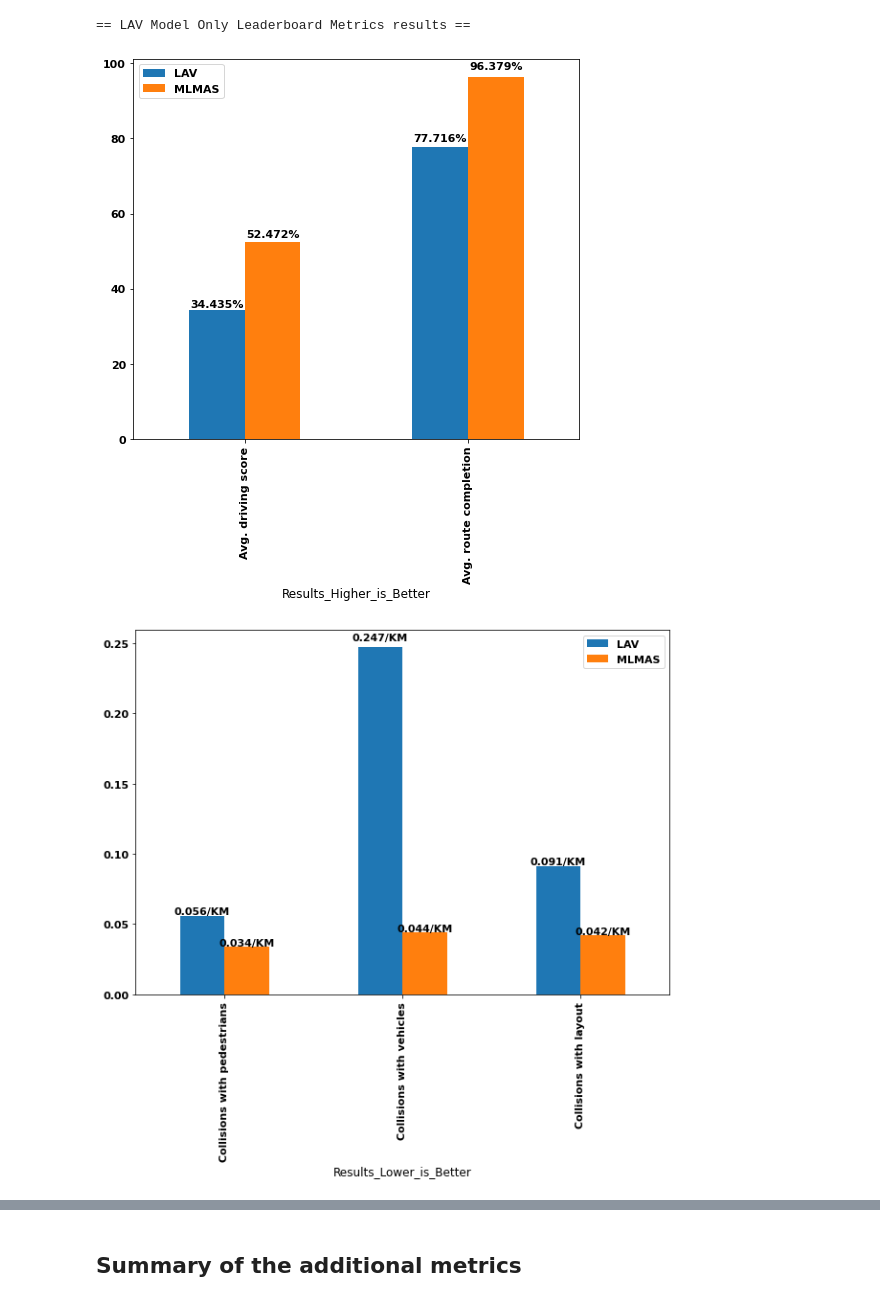
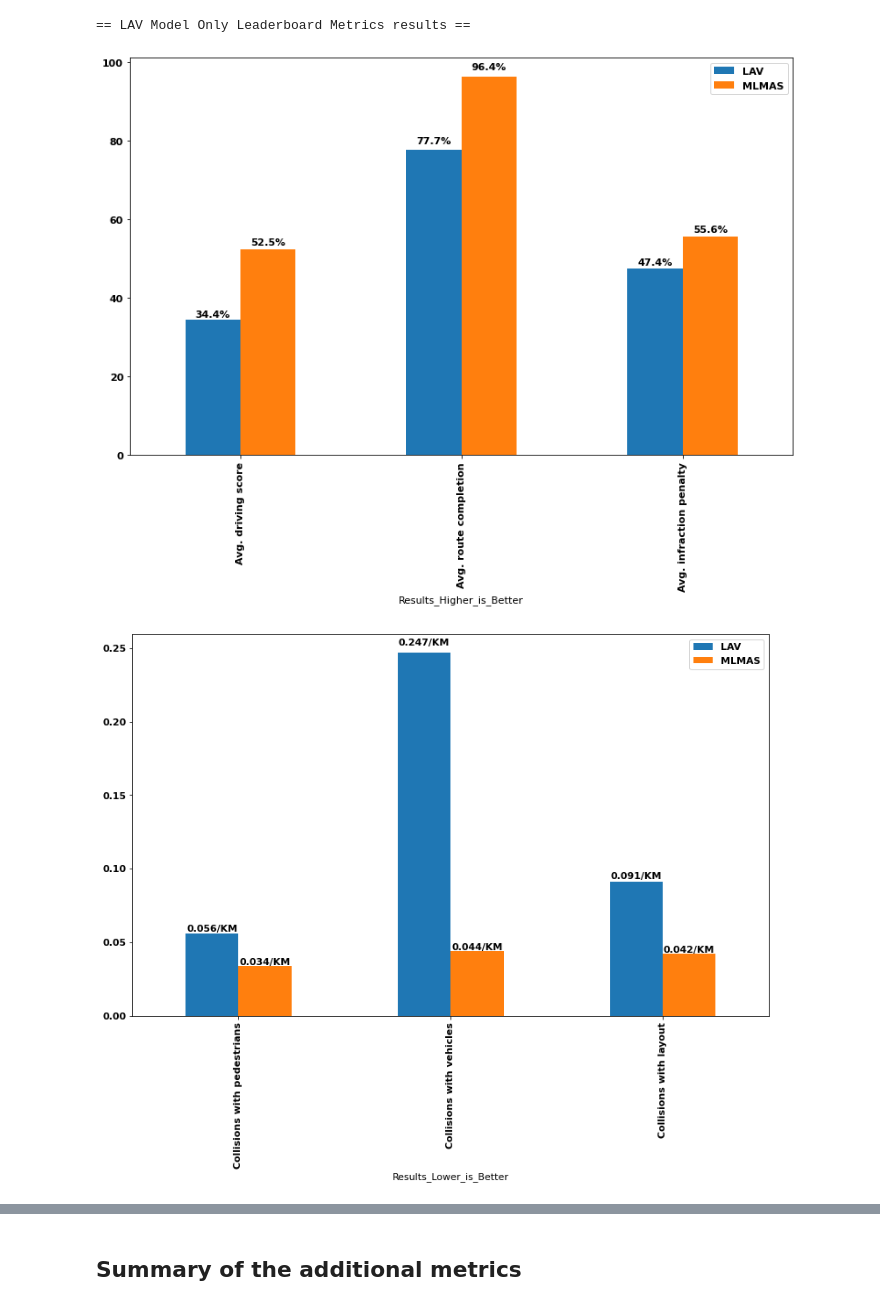
Before and after one commit to alshukairi/ML-MAS-Framework, a Jupyter notebook: install/MLMAS_Project/MLMAS_Framework/tools/utility.ipynb, the cells around one changed output, grey strips where cells are left out. Drawn from its saved outputs; the diff is of its cells as text; code cells hidden in the pictures.

```diff
--- a/install/MLMAS_Project/MLMAS_Framework/tools/utility.ipynb
+++ b/install/MLMAS_Project/MLMAS_Framework/tools/utility.ipynb
@@ -113,6 +147,6 @@ lav_leaderboard_jsn = loadLeaderboardJson(lav_leaderboard_results)
 # %%
-mlmas_leaderboard_df = geLeaderboardMetrics(mlmas_leaderboard_jsn).drop(columns="Route deviations")
-lav_leaderboard_df = geLeaderboardMetrics(lav_leaderboard_jsn).drop(columns="Route deviations")
+mlmas_leaderboard_df = geLeaderboardMetrics(mlmas_leaderboard_jsn)
+lav_leaderboard_df = geLeaderboardMetrics(lav_leaderboard_jsn)
 display(mlmas_leaderboard_df)
 print("== MLMAS Framework with LAV Model Leaderboard Metrics results ==")
 print("== ========================================================== ==")
@@ -128,16 +162,29 @@ print("== LAV Model Only Leaderboard Metrics results ==")
 == LAV Model Only Leaderboard Metrics results ==
 # %%
 def mergeTwoLeaderbordMetricsResults(title1, title2, df1, df2):
-    score_columns = df1.columns.values[0:2]
+    score_columns = df1.columns.values[0:3]
+    df_s1 = df1[score_columns]
+    df_s1.loc[:,2:3] = df_s1[score_columns[2]].values*100
+    df_s2 = df2[score_columns]
+    df_s2.loc[:,2:3] = df_s2[score_columns[2]].values*100
+
     collisions_columns = df1.columns.values[3:6]
-    other_columns = df1.columns.values[6:]
-    final_df_s = pd.DataFrame({title1: df1[score_columns].values[0]
-                  , title2: df2[score_columns].values[0]
+
+    road_columns = df1.columns.values[6:9]
+
+    other_columns = df1.columns.values[9:]
+
+    final_df_s = pd.DataFrame({title1: df_s1.values[0]
+                  , title2: df_s2.values[0]
                   , 'Results_Higher_is_Better': score_columns})
 
     final_df_c = pd.DataFrame({title1: df1[collisions_columns].values[0]
-              , title2: df2[collisions_columns].values[0]
-              , 'Results_Lower_is_Better': collisions_columns})
+          , title2: df2[collisions_columns].values[0]
+          , 'Results_Lower_is_Better': collisions_columns})
+
+    final_df_r = pd.DataFrame({title1: df1[road_columns].values[0]
+              , title2: df2[road_columns].values[0]
+              , 'Results_Lower_is_Better': road_columns})
 
     final_df_o = pd.DataFrame({title1: df1[other_columns].values[0]
           , title2: df2[other_columns].values[0]
@@ -147,7 +194,8 @@ def mergeTwoLeaderbordMetricsResults(title1, title2, df1, df2):
     final_df_s.index = final_df_s.Results_Higher_is_Better
     final_df_c.index = final_df_c.Results_Lower_is_Better
     final_df_o.index = final_df_o.Results_Lower_is_Better
-    return final_df_s, final_df_c, final_df_o
+    final_df_r.index = final_df_r.Results_Lower_is_Better
+    return final_df_s, final_df_c, final_df_o, final_df_r
 
 def show_values(g, pr="%", is_vertical = True):
     for p in g.patches:
@@ -155,28 +203,30 @@ def show_values(g, pr="%", is_vertical = True):
         height = p.get_height()
         x, y = p.get_xy()
         if is_vertical:
-            g.annotate(f'{height}{pr}', (x + width/2, y + height*1.02), ha='center')
+            g.annotate(f'{round(height,1)}{pr}' if pr == "%" else f'{height}{pr}', (x + width/2, y + height*1.02), ha='center')
         else:
             g.annotate(f'{width}{pr}', (x + width + 0.07, y + height/2), ha='center')
 # %%
 import matplotlib.pyplot as plt
 font = {'family' : 'DejaVu Sans',
         'weight' : 'bold',
         'size'   : 11}
 
 plt.rc('font', **font)
 
 
-final_df_s, final_df_c, final_df_o = mergeTwoLeaderbordMetricsResults('LAV','MLMAS', lav_leaderboard_df ,mlmas_leaderboard_df)
-graph = final_df_s.plot.bar(figsize=(8,7))
+final_df_s, final_df_c, final_df_o, final_df_r = mergeTwoLeaderbordMetricsResults('LAV','MLMAS', lav_leaderboard_df ,mlmas_leaderboard_df)
+graph = final_df_s.plot.bar(figsize=(13,8))
 
-graph2 = final_df_c.plot.bar(figsize=(10,7))
-graph3 = final_df_o.plot.bar(figsize=(15,10))
+graph2 = final_df_c.plot.bar(figsize=(13,8))
+graph3 = final_df_r.plot.bar(figsize=(13,8))
+graph4 = final_df_o.plot.bar(figsize=(11,8))
 
 plt.tight_layout()
 show_values(graph)
 show_values(graph2, pr="/KM")
 show_values(graph3, pr="/KM")
+show_values(graph4, pr="/KM")
 # %% [output]
-[figure, old version]
+[figure, new version]
-[figure, old version]
+[figure, new version]
```
Also changed, not shown: parts of 22 cells of this notebook, 3 other files.
